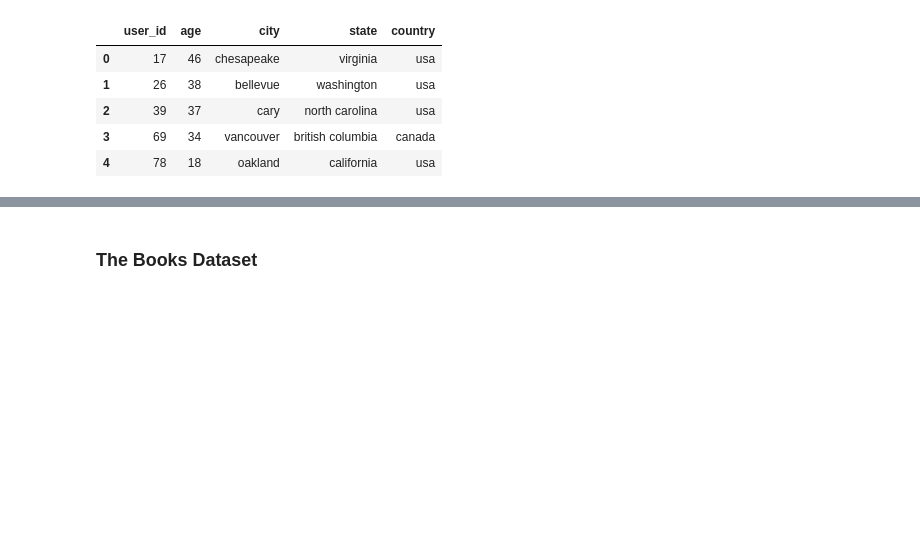
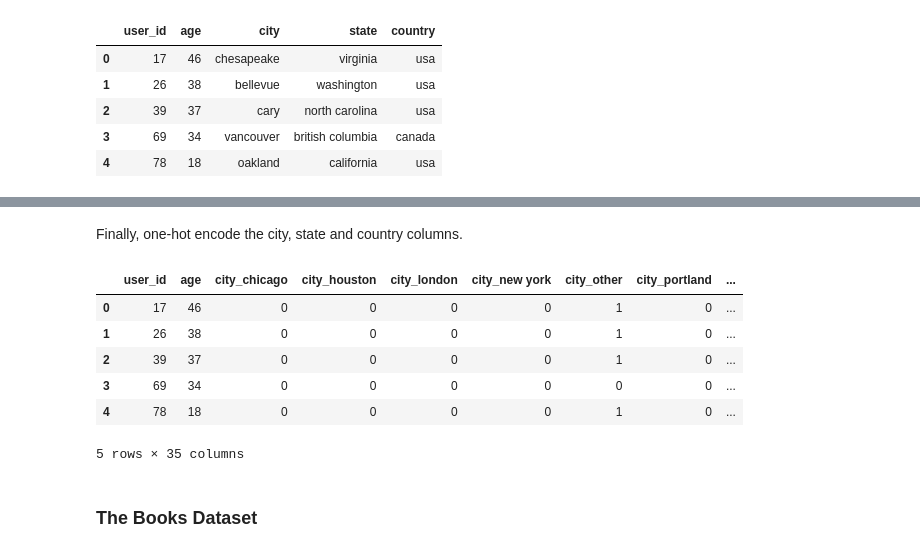
Before and after one commit to Hari31416/book_recommender, a Jupyter notebook: model/DL_Model_Data_Preprocessing.ipynb, the cells around one changed output, grey strips where cells are left out. Drawn from its saved outputs; the diff is of its cells as text; code cells hidden in the pictures; blank space fills up the shorter version.

```diff
--- a/model/DL_Model_Data_Preprocessing.ipynb
+++ b/model/DL_Model_Data_Preprocessing.ipynb
@@ -124,0 +127,9 @@ users_final.head()
+# %%
+top_cities = users_final["city"].value_counts().index[:10]
+top_states = users_final["state"].value_counts().index[:10]
+top_countries = users_final["country"].value_counts().index[:10]
+# %%
+# take top 10 cities, states and countries and replace all other values with "other"
+users_final["city"] = users_final["city"].apply(lambda x: x if x in top_cities else "other")
+users_final["state"] = users_final["state"].apply(lambda x: x if x in top_states else "other")
+users_final["country"] = users_final["country"].apply(lambda x: x if x in top_countries else "other")
@@ -125,3 +145,17 @@ users_final.head()
+# %% [markdown]
+Finally, one-hot encode the city, state and country columns.
+# %%
+users_final = pd.get_dummies(users_final)
+# %%
+users_final.head()
+# %% [output]
+|  | user_id | age | city_chicago | city_houston | city_london | city_new york | city_other | city_portland | ... |
+| 0 | 17 | 46 | 0 | 0 | 0 | 0 | 1 | 0 | ... |
+| 1 | 26 | 38 | 0 | 0 | 0 | 0 | 1 | 0 | ... |
+| 2 | 39 | 37 | 0 | 0 | 0 | 0 | 1 | 0 | ... |
+| 3 | 69 | 34 | 0 | 0 | 0 | 0 | 0 | 0 | ... |
+| 4 | 78 | 18 | 0 | 0 | 0 | 0 | 1 | 0 | ... |
+5 rows × 35 columns
 # %% [markdown]
 ### The Books Dataset
 # %% [markdown]
```
Also changed, not shown: parts of 60 cells of this notebook, 6 other files.
